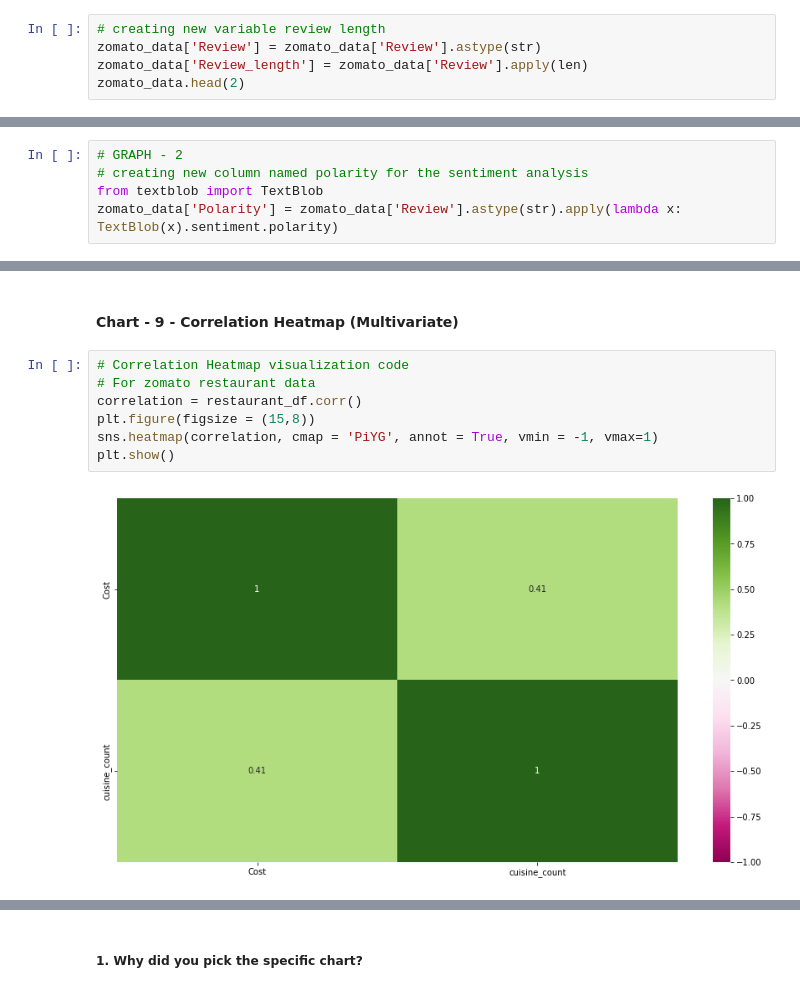
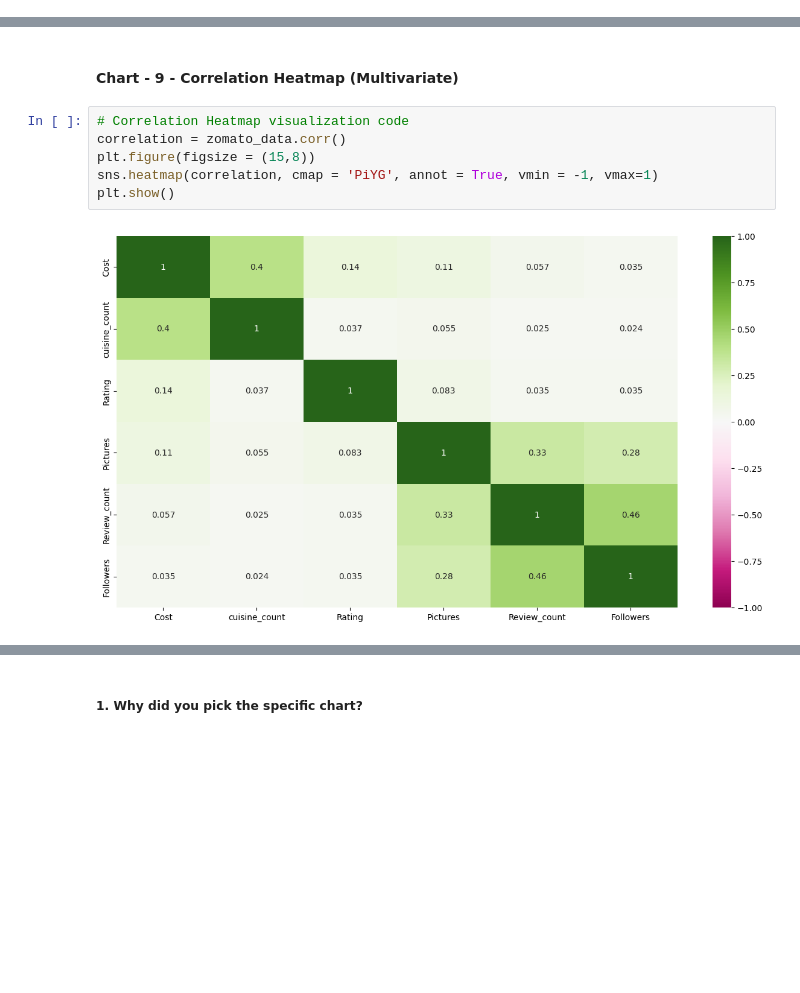
Before and after one commit to riyapatelrp/Zomato-Restaurant-Clustering-, a Jupyter notebook: Zomato_Restaurant_Clustering_&_Sentiment_Analysis.ipynb, the cells around one changed output, grey strips where cells are left out. Saved outputs shown, nothing was run; the diff lists cells and outputs as text; blank space fills up the shorter version.

Commit message:
Feature Engineering & Data Pre-processing

```diff
--- a/Zomato_Restaurant_Clustering_&_Sentiment_Analysis.ipynb
+++ b/Zomato_Restaurant_Clustering_&_Sentiment_Analysis.ipynb
@@ -1293,8 +1351,3 @@ Are there any insights that lead to negative growth? Justify with specific reaso
 Yes. We can see the peak hours for order on zomato app. From this perspective, we can suggest zomato to throw more offer at this timings so that zomato can increse their order number and their cutomers.
 # %% [markdown]
 #### Chart - 6 Scatter Plot on review_length v/s ratings (Bivariate)
-# %%
-# creating new variable review length
-zomato_data['Review'] = zomato_data['Review'].astype(str)
-zomato_data['Review_length'] = zomato_data['Review'].apply(len)
-zomato_data.head(2)
@@ -1311,8 +1360,3 @@ fig.update_layout(title_text = "Rating vs Review Length")
 fig.show()
 # %% [output]
 [interactive output not drawn]
-# %%
-# GRAPH - 2
-# creating new column named polarity for the sentiment analysis
-from textblob import TextBlob
-zomato_data['Polarity'] = zomato_data['Review'].astype(str).apply(lambda x: TextBlob(x).sentiment.polarity)
@@ -1428,10 +1496,9 @@ Answer Here
 #### Chart - 9 - Correlation Heatmap (Multivariate)
 # %%
 # Correlation Heatmap visualization code
-# For zomato restaurant data
-correlation = restaurant_df.corr()
+correlation = zomato_data.corr()
 plt.figure(figsize = (15,8))
 sns.heatmap(correlation, cmap = 'PiYG', annot = True, vmin = -1, vmax=1)
 plt.show()
 # %% [output]
-[figure, old version]
+[figure, new version]
```
Also changed, not shown: parts of 191 cells of this notebook.
